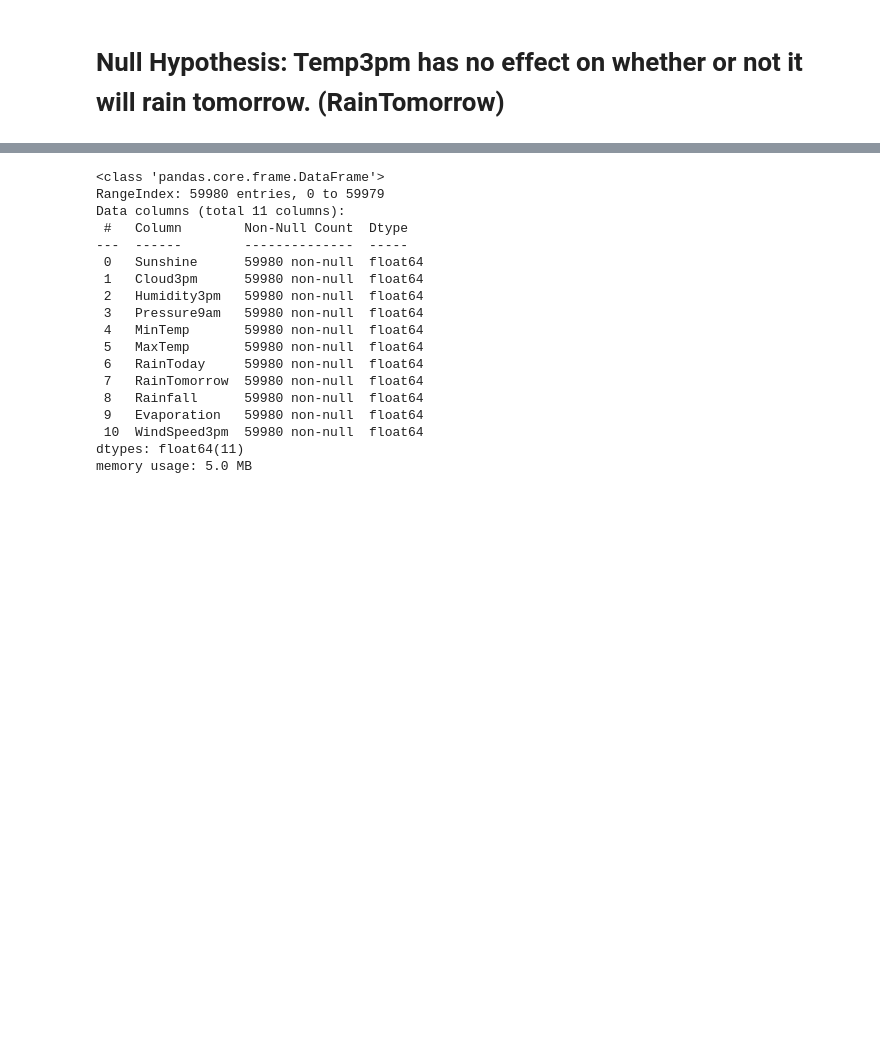
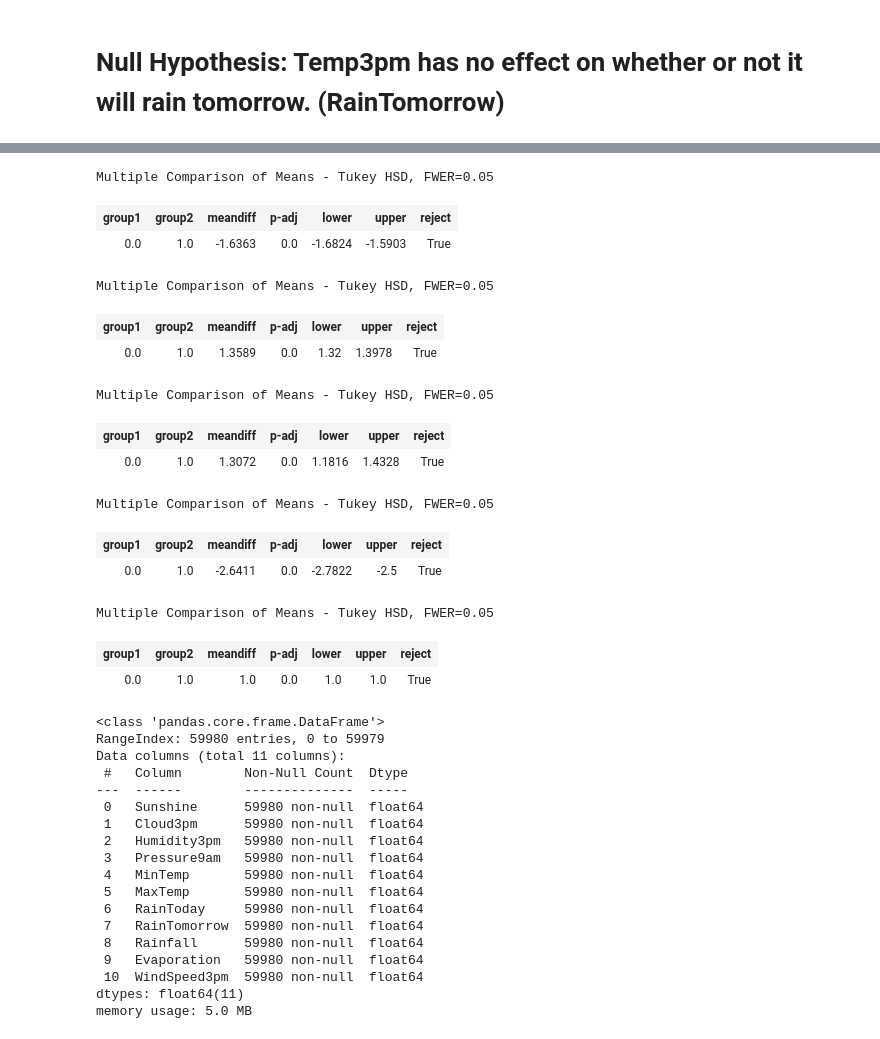
Before and after one commit to Liz3tha/DRSP-RAINFALL-PROJECT, a Jupyter notebook: DSRP_PREDICT_RAIN_IN_AUSTRALIA.ipynb, the cells around one changed output, grey strips where cells are left out. Saved outputs shown, nothing was run; the diff lists cells and outputs as text; code cells hidden in the pictures; blank space fills up the shorter version.

```diff
--- a/DSRP_PREDICT_RAIN_IN_AUSTRALIA.ipynb
+++ b/DSRP_PREDICT_RAIN_IN_AUSTRALIA.ipynb
@@ -288,3 +294,43 @@ Multiple Comparison of Means - Tukey HSD, FWER=0.05
+# %%
+import statsmodels.stats.multicomp as mc
+comp = mc.MultiComparison(df_new_copy['Sunshine'], df_new_copy['RainTomorrow'])
+comp.tukeyhsd().summary()
+# %% [output]
+Multiple Comparison of Means - Tukey HSD, FWER=0.05
+| group1 | group2 | meandiff | p-adj | lower | upper | reject |
+| 0.0 | 1.0 | -1.6363 | 0.0 | -1.6824 | -1.5903 | True |
+# %%
+import statsmodels.stats.multicomp as mc
+comp = mc.MultiComparison(df_new_copy['Cloud3pm'], df_new_copy['RainTomorrow'])
+comp.tukeyhsd().summary()
+# %% [output]
+Multiple Comparison of Means - Tukey HSD, FWER=0.05
+| group1 | group2 | meandiff | p-adj | lower | upper | reject |
+| 0.0 | 1.0 | 1.3589 | 0.0 | 1.32 | 1.3978 | True |
+# %%
+import statsmodels.stats.multicomp as mc
+comp = mc.MultiComparison(df_new_copy['MinTemp'], df_new_copy['RainTomorrow'])
+comp.tukeyhsd().summary()
+# %% [output]
+Multiple Comparison of Means - Tukey HSD, FWER=0.05
+| group1 | group2 | meandiff | p-adj | lower | upper | reject |
+| 0.0 | 1.0 | 1.3072 | 0.0 | 1.1816 | 1.4328 | True |
+# %%
+import statsmodels.stats.multicomp as mc
+comp = mc.MultiComparison(df_new_copy['MaxTemp'], df_new_copy['RainTomorrow'])
+comp.tukeyhsd().summary()
+# %% [output]
+Multiple Comparison of Means - Tukey HSD, FWER=0.05
+| group1 | group2 | meandiff | p-adj | lower | upper | reject |
+| 0.0 | 1.0 | -2.6411 | 0.0 | -2.7822 | -2.5 | True |
+# %%
+import statsmodels.stats.multicomp as mc
+comp = mc.MultiComparison(df_new_copy['RainTomorrow'], df_new_copy['RainTomorrow'])
+comp.tukeyhsd().summary()
+# %% [output]
+Multiple Comparison of Means - Tukey HSD, FWER=0.05
+| group1 | group2 | meandiff | p-adj | lower | upper | reject |
+| 0.0 | 1.0 | 1.0 | 0.0 | 1.0 | 1.0 | True |
 # %%
 firstSetofSelectedC = ['Sunshine', 'Cloud3pm', 'Humidity3pm','Pressure9am', 'MinTemp', 'MaxTemp', 'RainToday', 'RainTomorrow','Rainfall','Evaporation','WindSpeed3pm']
 
```
Also changed, not shown: parts of 8 cells of this notebook.
